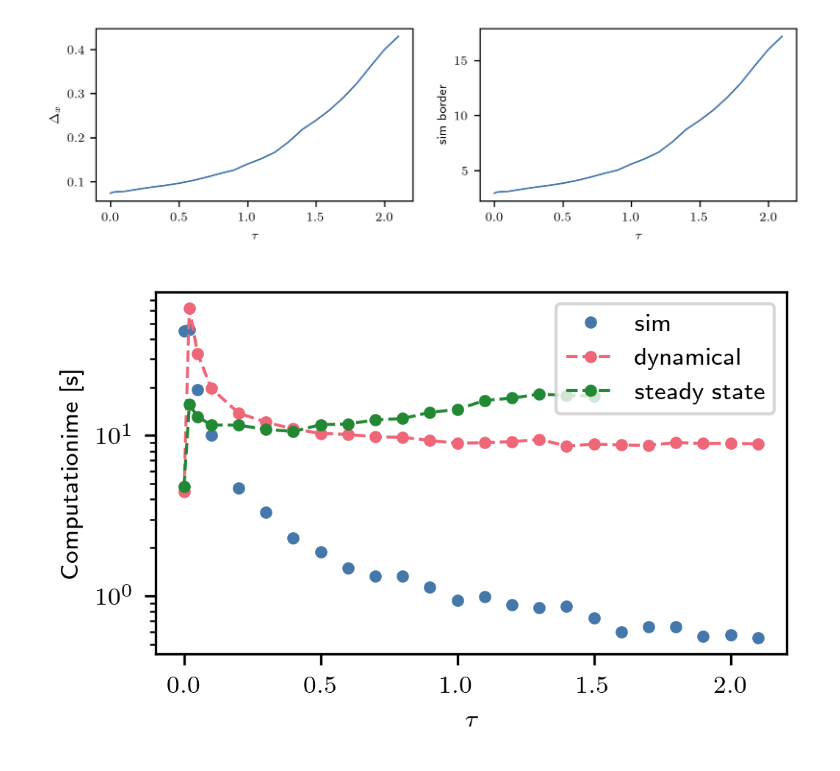
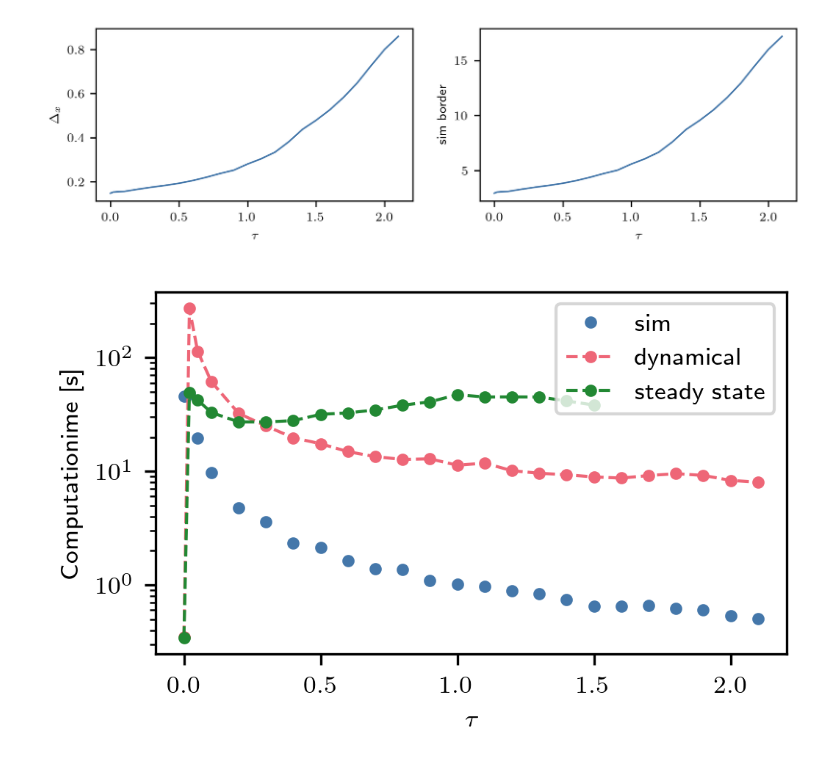
Before and after one commit to NilsToAn/overdampedDelayHarmonicOscillator, a Jupyter notebook: paper/variance_x2.ipynb, the cells around one changed output. Cells and saved outputs as stored; diff of their text form; code cells hidden in the pictures.

```diff
--- a/paper/variance_x2.ipynb
+++ b/paper/variance_x2.ipynb
@@ -15,7 +15,7 @@ from functions import (
     get_lin_var,
     get_lin_var_short_time,
     get_theo_var_l_two_time,
-    get_eq_times
+    get_eq_times,
 )
 from functions import SolverManager, EigenvectorManager, SimulationManager
 
@@ -33,7 +33,7 @@ from setup import (
 from timeit import default_timer as timer
 
 setup_matplotlib()
-
+with_legend = True
 np.random.seed(42)
 # %%
 version = 2
@@ -41,9 +41,8 @@ version = 2
 s = 1
 D = s**2 / 2
 max_t = 10
-ntau = 2 #3
-# dx = 0.3
-N_x = 81  #61 #81 #41
+ntau = 3  # 2 #3
+N_x = 41  # 61 #81 #41
 eq_perc = 0.75
 hist_sigma = 4
 avg_part = 4
@@ -56,11 +55,10 @@ elif force == "general":
     a = 1.0
     b = 1.0
 
-f = 15
 N_p = 2_000
 N_loop = 10
 
-ntau_sim = f * ntau
+ntau_sim = 30
 
 ltaus = np.concatenate(([0, 0.02, 0.05, 0.1], np.arange(0.2, 2.2, 0.1)))
 sbs = np.empty(len(ltaus))
@@ -81,6 +79,9 @@ eig_vars = np.empty((len(non_div_taus), 2))
 num_timings = np.empty(len(ltaus))
 sim_timings = np.empty(len(ltaus))
 eig_timings = np.empty(len(non_div_taus))
+
+num_N_t_s = np.empty(len(ltaus))
+sim_N_t_s = np.empty(len(ltaus))
 # %%
 test_ltaus = np.arange(0, non_div_taus[-1], 0.025)
 exact_eqtimes = np.array([get_eq_times(ltau, D, eq_perc, a, b) for ltau in test_ltaus])
@@ -90,6 +91,7 @@ my_sim_manager = SimulationManager()
 for i, ltau in enumerate(tqdm(ltaus)):
     ldt = ltau / ntau_sim if ltau > 0 else ltaus[1] / ntau_sim
     N_t = int(max_t / ldt) + 1
+    sim_N_t_s[i] = N_t
 
     ntau_arg = ntau_sim if ltau > 0 else 0
 
@@ -132,6 +134,7 @@ my_num_manager = SolverManager()
 for i, ltau in enumerate(tqdm(ltaus)):
     ldt = ltau / ntau if ltau > 0 else ltaus[1] / ntau
     N_t = int(max_t / ldt) + 1
+    num_N_t_s[i] = N_t
 
     ts = np.arange(0, N_t) * ldt
 
@@ -319,12 +325,14 @@ plt.tight_layout()
 # %%
 plt.plot(ltaus, sim_timings, **sim_plt_set)
 plt.plot(ltaus, num_timings, **num_plt_set)
 plt.plot(non_div_taus, eig_timings, **eigenv_plt_set)
-plt.legend()
-plt.yscale('log')
+if with_legend:
+    plt.legend()
+plt.yscale("log")
 plt.tight_layout()
-plt.ylabel('Computationime [s]')
-plt.xlabel(r'$\tau$')
-plt.savefig(f'graphics/timing_{force}_Nx{N_x}_Nt{ntau}.pdf')
+plt.ylabel("Computationime [s]")
+plt.xlabel(r"$\tau$")
+if with_legend:
+    plt.savefig(f"graphics/timing_{force}_Nx{N_x}_Nt{ntau}.pdf")
 # %% [output]
-[figure, old version]
+[figure, new version]
```
Also changed, not shown: parts of 5 cells of this notebook, 19 other files.
